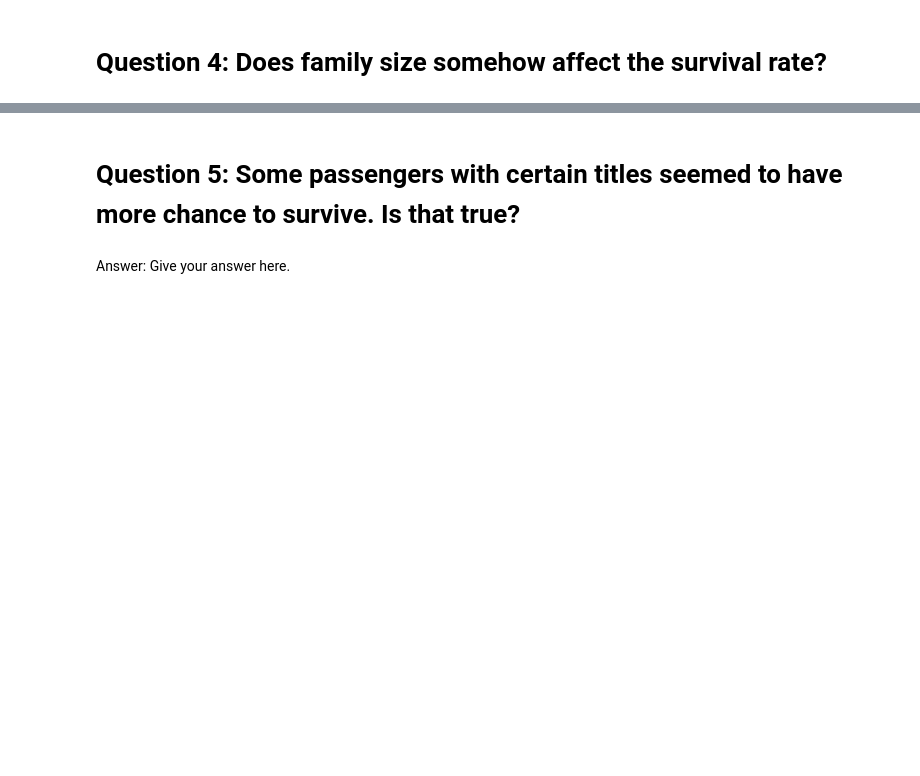
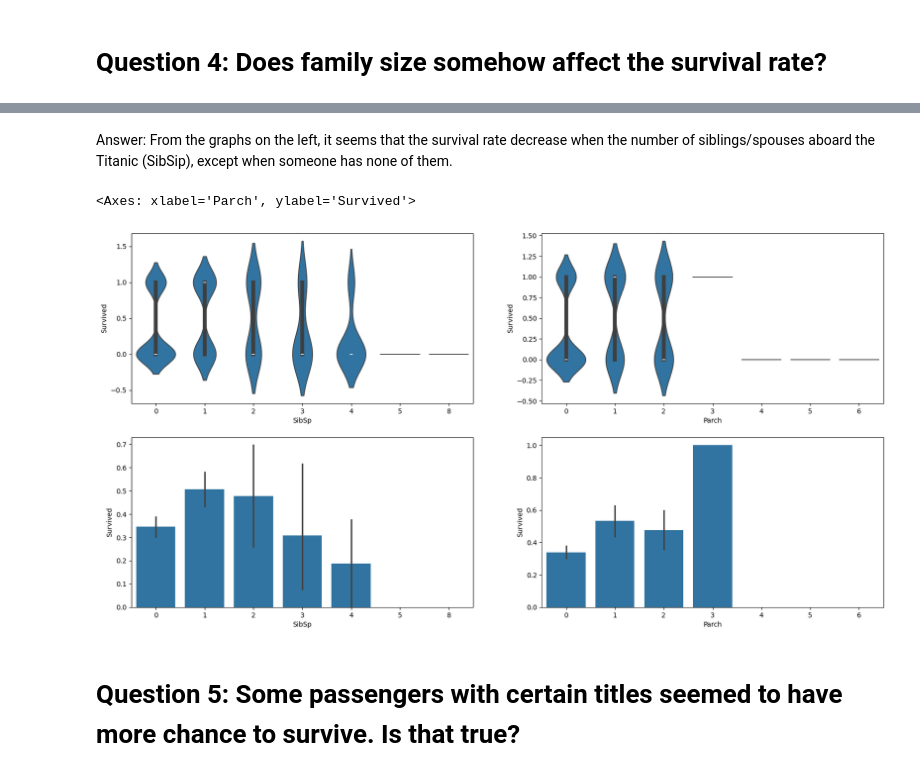
Before and after one commit to art-test-stack/ntnu-projects, a Jupyter notebook: Fall 2024/TDT4173 - Modern Machine Learning in Practice/individual_assignment/ex2a.ipynb, the cells around one changed output, grey strips where cells are left out. Saved outputs shown, nothing was run; the diff lists cells and outputs as text; code cells hidden in the pictures; blank space fills up the shorter version.

```diff
--- a/Fall 2024/TDT4173 - Modern Machine Learning in Practice/individual_assignment/ex2a.ipynb
+++ b/Fall 2024/TDT4173 - Modern Machine Learning in Practice/individual_assignment/ex2a.ipynb
@@ -84,4 +86,15 @@ Answer: Give your answer here.
+# %% [markdown]
+Answer: From the graphs on the left, it seems that the survival rate decrease when the number of siblings/spouses aboard the Titanic (SibSip), except when someone has none of them.
+# %%
+# Show the relevant statistics or visualization(s) to support your answer
+f, axes = plt.subplots(2, 2, figsize=(20, 10))
+
+sns.violinplot(x='SibSp', y='Survived', data=data, ax=axes[0][0])
+sns.violinplot(x='Parch', y='Survived', data=data, ax=axes[0][1])
+sns.barplot(x='SibSp', y='Survived', data=data, ax=axes[1][0])
+sns.barplot(x='Parch', y='Survived', data=data, ax=axes[1][1])
+# %% [output]
+<Axes: xlabel='Parch', ylabel='Survived'>
+[figure, added]
 # %% [markdown]
 # Question 5: Some passengers with certain titles seemed to have more chance to survive. Is that true?
-# %% [markdown]
-Answer: Give your answer here.
```
Also changed, not shown: parts of 12 cells of this notebook, 2 other files.
